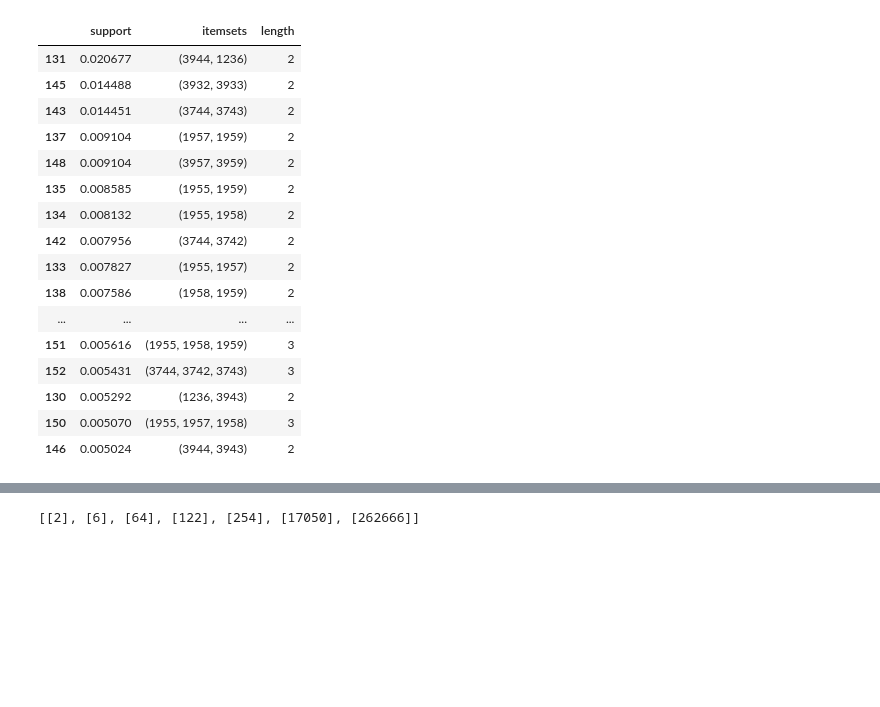
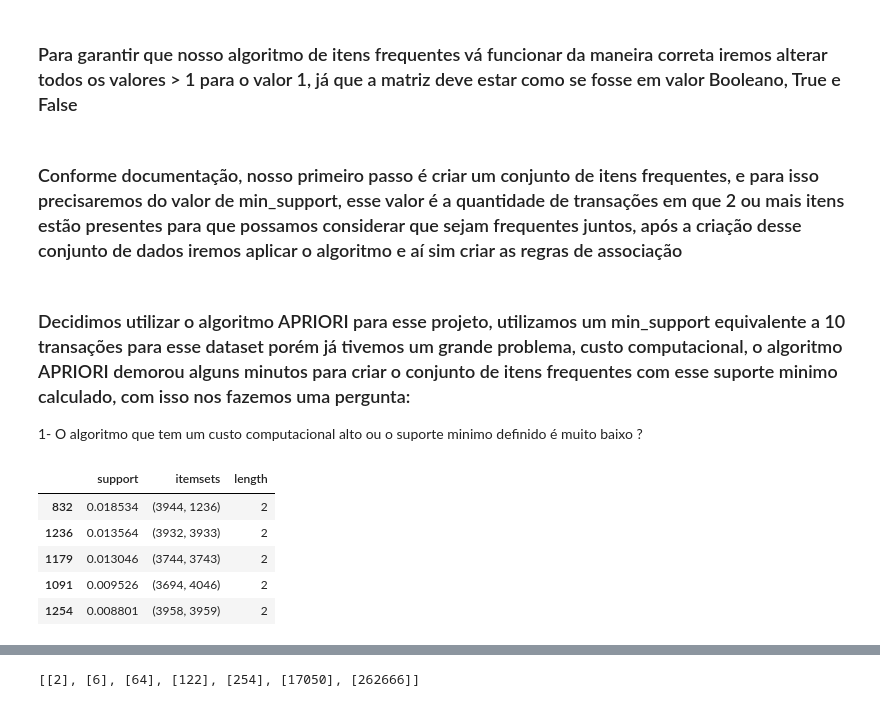
Before and after one commit to Rafael-T-Santos/TERA-Recomendacao, a Jupyter notebook: Projeto_principal.ipynb, the cells around one changed output, grey strips where cells are left out. Drawn from its saved outputs; the diff is of its cells as text; code cells hidden in the pictures; blank space fills up the shorter version.

```diff
--- a/Projeto_principal.ipynb
+++ b/Projeto_principal.ipynb
@@ -15,5 +15,5 @@ pd.set_option('display.max_rows', None)
 # %%
-df = pd.read_csv('base_30042019_30042022.csv')
+df = pd.read_csv(r'API\datasets\base_01012022_31032022.csv')
 # %%
 df.info()
 # %% [output]
@@ -43,24 +63,23 @@ df.shape
+# %% [markdown]
+### Para garantir que nosso algoritmo de itens frequentes vá funcionar da maneira correta iremos alterar todos os valores > 1 para o valor 1, já que a matriz deve estar como se fosse em valor Booleano, True e False
 # %%
 df[df>1] = 1
+# %% [markdown]
+### Conforme documentação, nosso primeiro passo é criar um conjunto de itens frequentes, e para isso precisaremos do valor de min_support, esse valor é a quantidade de transações em que 2 ou mais itens estão presentes para que possamos considerar que sejam frequentes juntos, após a criação desse conjunto de dados iremos aplicar o algoritmo e aí sim criar as regras de associação
+# %%
+qt_transact = 10
+calc_support = qt_transact / len(df.index)
+# %% [markdown]
+### Decidimos utilizar o algoritmo APRIORI para esse projeto, utilizamos um min_support equivalente a 10 transações para esse dataset porém já tivemos um grande problema, custo computacional, o algoritmo APRIORI demorou alguns minutos para criar o conjunto de itens frequentes com esse suporte minimo calculado, com isso nos fazemos uma pergunta:
+1- O algoritmo que tem um custo computacional alto ou o suporte minimo definido é muito baixo ?
 # %%
-frequent_itemsets_apriori = apriori(df, min_support=0.005, use_colnames=True)
+frequent_itemsets_apriori = apriori(df, min_support=calc_support, use_colnames=True)
 frequent_itemsets_apriori['length'] = frequent_itemsets_apriori['itemsets'].apply(lambda x: len(x))
-frequent_itemsets_apriori[(frequent_itemsets_apriori['length'] >= 2)].sort_values('support', ascending = False)
+frequent_itemsets_apriori[(frequent_itemsets_apriori['length'] >= 2)].sort_values('support', ascending = False).head()
 # %% [output]
 |  | support | itemsets | length |
-| 131 | 0.020677 | (3944, 1236) | 2 |
-| 145 | 0.014488 | (3932, 3933) | 2 |
-| 143 | 0.014451 | (3744, 3743) | 2 |
-| 137 | 0.009104 | (1957, 1959) | 2 |
-| 148 | 0.009104 | (3957, 3959) | 2 |
-| 135 | 0.008585 | (1955, 1959) | 2 |
-| 134 | 0.008132 | (1955, 1958) | 2 |
-| 142 | 0.007956 | (3744, 3742) | 2 |
-| 133 | 0.007827 | (1955, 1957) | 2 |
-| 138 | 0.007586 | (1958, 1959) | 2 |
-| ... | ... | ... | ... |
-| 151 | 0.005616 | (1955, 1958, 1959) | 3 |
-| 152 | 0.005431 | (3744, 3742, 3743) | 3 |
-| 130 | 0.005292 | (1236, 3943) | 2 |
-| 150 | 0.005070 | (1955, 1957, 1958) | 3 |
-| 146 | 0.005024 | (3944, 3943) | 2 |
+| 832 | 0.018534 | (3944, 1236) | 2 |
+| 1236 | 0.013564 | (3932, 3933) | 2 |
+| 1179 | 0.013046 | (3744, 3743) | 2 |
+| 1091 | 0.009526 | (3694, 4046) | 2 |
+| 1254 | 0.008801 | (3958, 3959) | 2 |
```
Also changed, not shown: parts of 38 cells of this notebook, 1 other file.
